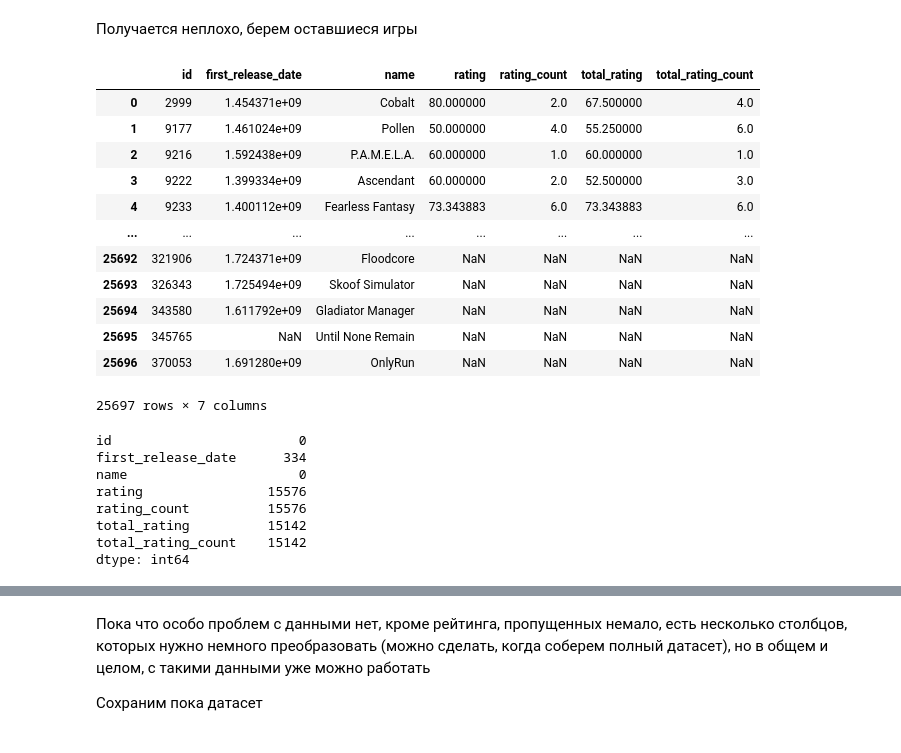
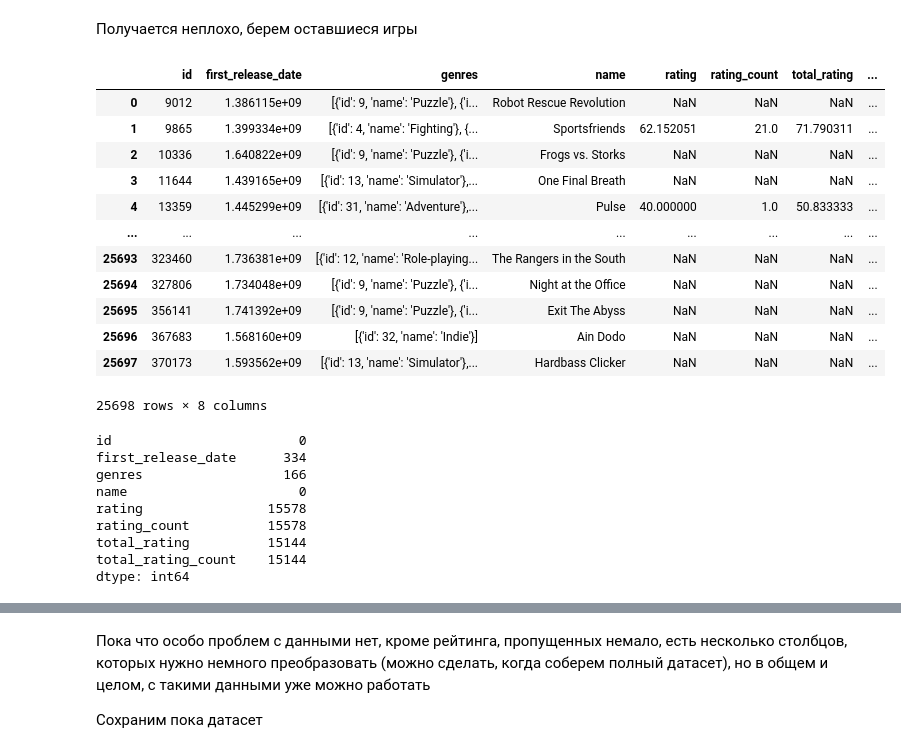
Before and after one commit to ylevennn/smadimo-gp-2, a Jupyter notebook: src/api/igdb.ipynb, the cells around one changed output, grey strips where cells are left out. Saved outputs shown, nothing was run; the diff lists cells and outputs as text; code cells hidden in the pictures.

```diff
--- a/src/api/igdb.ipynb
+++ b/src/api/igdb.ipynb
@@ -251,46 +251,47 @@ dtype: int64
 # %%
 prob = out.copy()
 
 all = []
 
 for i in range(0, len(prob), 500):
     ids = prob['game'].iloc[i:i+500].astype(str).tolist()
     ids_str = ",".join(ids)
 
     data1 = f'''
-    fields id, name, rating, rating_count, total_rating, total_rating_count, first_release_date; where id = ({ids_str}); limit 500;
+    fields id, name, genres.name, rating, rating_count, total_rating, total_rating_count, first_release_date; where id = ({ids_str}); limit 500;
     '''
     request = requests.post('https://api.igdb.com/v4/games', headers={'Client-ID': igdb_id, 'Authorization': f'Bearer {access_token}'}, data=data1, timeout = 60)
     if request.status_code == 200:
         all += request.json()
     else:
         log.error(f'пачка игра {i//500+ 1} ошибка со статусом {request.status_code}')
     time.sleep(0.5)
 
 df_games = pd.DataFrame(all)
 df_games
 # %% [output]
-|  | id | first_release_date | name | rating | rating_count | total_rating | total_rating_count |
-| 0 | 2999 | 1.454371e+09 | Cobalt | 80.000000 | 2.0 | 67.500000 | 4.0 |
-| 1 | 9177 | 1.461024e+09 | Pollen | 50.000000 | 4.0 | 55.250000 | 6.0 |
-| 2 | 9216 | 1.592438e+09 | P.A.M.E.L.A. | 60.000000 | 1.0 | 60.000000 | 1.0 |
-| 3 | 9222 | 1.399334e+09 | Ascendant | 60.000000 | 2.0 | 52.500000 | 3.0 |
-| 4 | 9233 | 1.400112e+09 | Fearless Fantasy | 73.343883 | 6.0 | 73.343883 | 6.0 |
-| ... | ... | ... | ... | ... | ... | ... | ... |
-| 25692 | 321906 | 1.724371e+09 | Floodcore | NaN | NaN | NaN | NaN |
-| 25693 | 326343 | 1.725494e+09 | Skoof Simulator | NaN | NaN | NaN | NaN |
-| 25694 | 343580 | 1.611792e+09 | Gladiator Manager | NaN | NaN | NaN | NaN |
-| 25695 | 345765 | NaN | Until None Remain | NaN | NaN | NaN | NaN |
-| 25696 | 370053 | 1.691280e+09 | OnlyRun | NaN | NaN | NaN | NaN |
+|  | id | first_release_date | genres | name | rating | rating_count | total_rating | ... |
+| 0 | 9012 | 1.386115e+09 | [{'id': 9, 'name': 'Puzzle'}, {'i... | Robot Rescue Revolution | NaN | NaN | NaN | ... |
+| 1 | 9865 | 1.399334e+09 | [{'id': 4, 'name': 'Fighting'}, {... | Sportsfriends | 62.152051 | 21.0 | 71.790311 | ... |
+| 2 | 10336 | 1.640822e+09 | [{'id': 9, 'name': 'Puzzle'}, {'i... | Frogs vs. Storks | NaN | NaN | NaN | ... |
+| 3 | 11644 | 1.439165e+09 | [{'id': 13, 'name': 'Simulator'},... | One Final Breath | NaN | NaN | NaN | ... |
+| 4 | 13359 | 1.445299e+09 | [{'id': 31, 'name': 'Adventure'},... | Pulse | 40.000000 | 1.0 | 50.833333 | ... |
+| ... | ... | ... | ... | ... | ... | ... | ... | ... |
+| 25693 | 323460 | 1.736381e+09 | [{'id': 12, 'name': 'Role-playing... | The Rangers in the South | NaN | NaN | NaN | ... |
+| 25694 | 327806 | 1.734048e+09 | [{'id': 9, 'name': 'Puzzle'}, {'i... | Night at the Office | NaN | NaN | NaN | ... |
+| 25695 | 356141 | 1.741392e+09 | [{'id': 9, 'name': 'Puzzle'}, {'i... | Exit The Abyss | NaN | NaN | NaN | ... |
+| 25696 | 367683 | 1.568160e+09 | [{'id': 32, 'name': 'Indie'}] | Ain Dodo | NaN | NaN | NaN | ... |
+| 25697 | 370173 | 1.593562e+09 | [{'id': 13, 'name': 'Simulator'},... | Hardbass Clicker | NaN | NaN | NaN | ... |
-25697 rows × 7 columns
+25698 rows × 8 columns
 # %%
 df_games.isna().sum()
 # %% [output]
 id                        0
 first_release_date      334
+genres                  166
 name                      0
-rating                15576
-rating_count          15576
-total_rating          15142
-total_rating_count    15142
+rating                15578
+rating_count          15578
+total_rating          15144
+total_rating_count    15144
 dtype: int64
```
Also changed, not shown: parts of 15 cells of this notebook, 8 other files.
